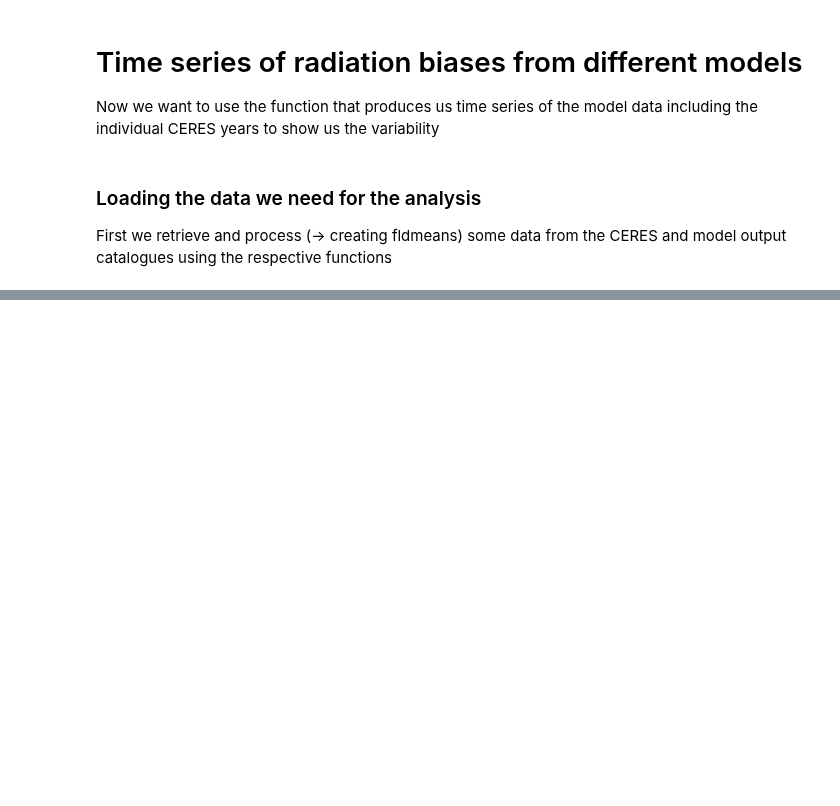
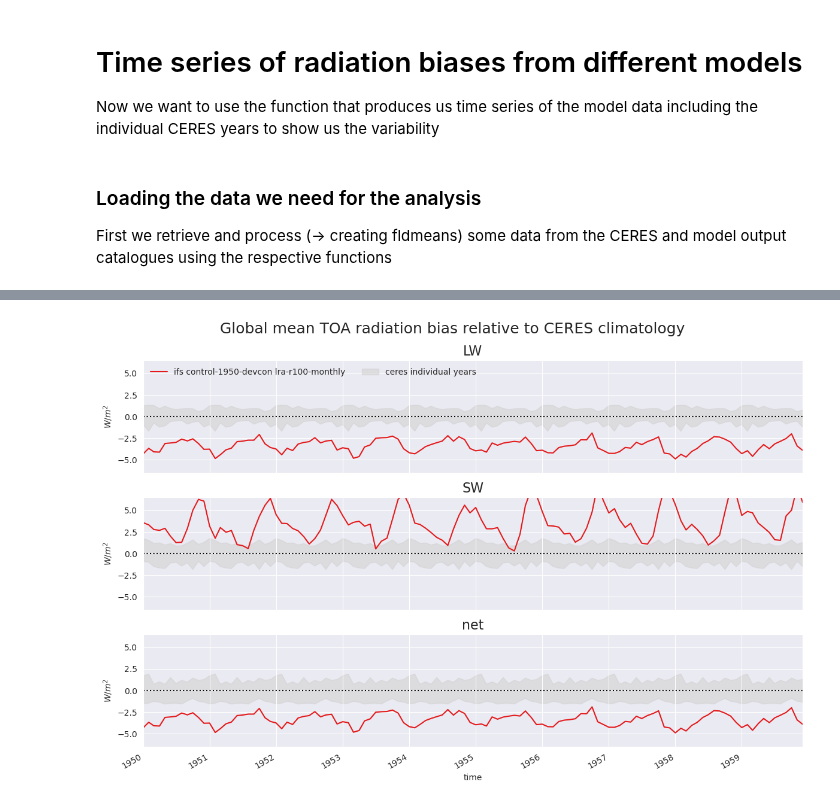
Before and after one commit to Predictia/AQUA, a Jupyter notebook: diagnostics/radiation/notebooks/time_series.ipynb, the cells around one changed output, grey strips where cells are left out. Drawn from its saved outputs; the diff is of its cells as text; code cells hidden in the pictures; blank space fills up the shorter version.

```diff
--- a/diagnostics/radiation/notebooks/time_series.ipynb
+++ b/diagnostics/radiation/notebooks/time_series.ipynb
@@ -34,0 +31,9 @@ else:
+# %%
+if lumi:
+    models = [era5]
+    plot_model_comparison_timeseries(models, ceres=ceres)
+else:
+    models = [ifs_control]
+    plot_model_comparison_timeseries(models, ceres=ceres)
+# %% [output]
+[figure, added]
```
Also changed, not shown: parts of 3 cells of this notebook, 8 other files.
